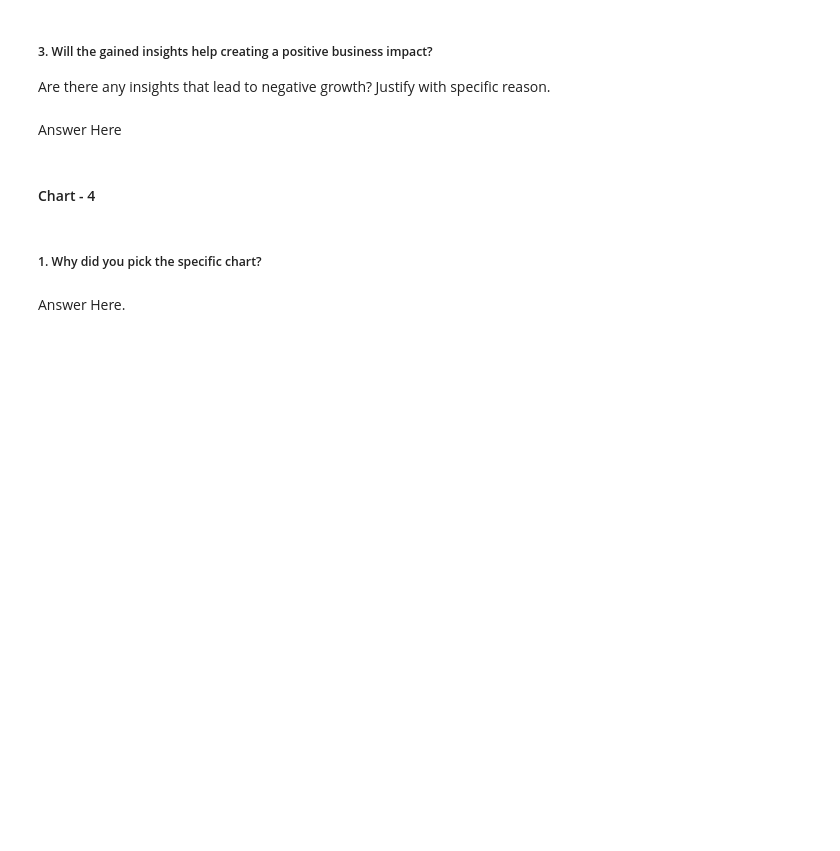
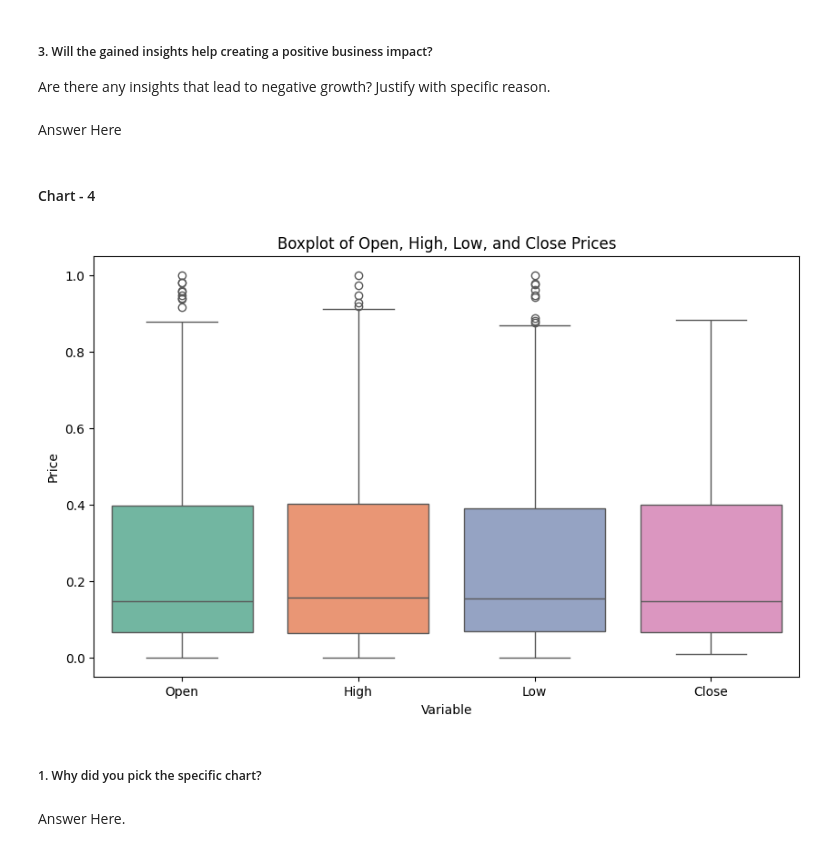
Before and after one commit to deveshsharma09/Yes-Bank-Stock-Closing-Price-Prediction, a Jupyter notebook: Yes_Bank_Stock_Closing_Price_Prediction.ipynb, the cells around one changed output. Saved outputs shown, nothing was run; the diff lists cells and outputs as text; code cells hidden in the pictures; blank space fills up the shorter version.

```diff
--- a/Yes_Bank_Stock_Closing_Price_Prediction.ipynb
+++ b/Yes_Bank_Stock_Closing_Price_Prediction.ipynb
@@ -292,3 +409,17 @@ Answer Here
+# %%
+# Chart - 4 visualization code
+import seaborn as sns
+import matplotlib.pyplot as plt
+
+# Create a boxplot of Open, High, Low, and Close prices
+plt.figure(figsize=(10, 6))
+sns.boxplot(data=df[['Open', 'High', 'Low', 'Close']], palette='Set2')
+plt.title('Boxplot of Open, High, Low, and Close Prices')
+plt.ylabel('Price')
+plt.xlabel('Variable')
+plt.show()
+# %% [output]
+[figure, added]
 # %% [markdown]
 ##### 1. Why did you pick the specific chart?
 # %% [markdown]
```
Also changed, not shown: parts of 45 cells of this notebook.
